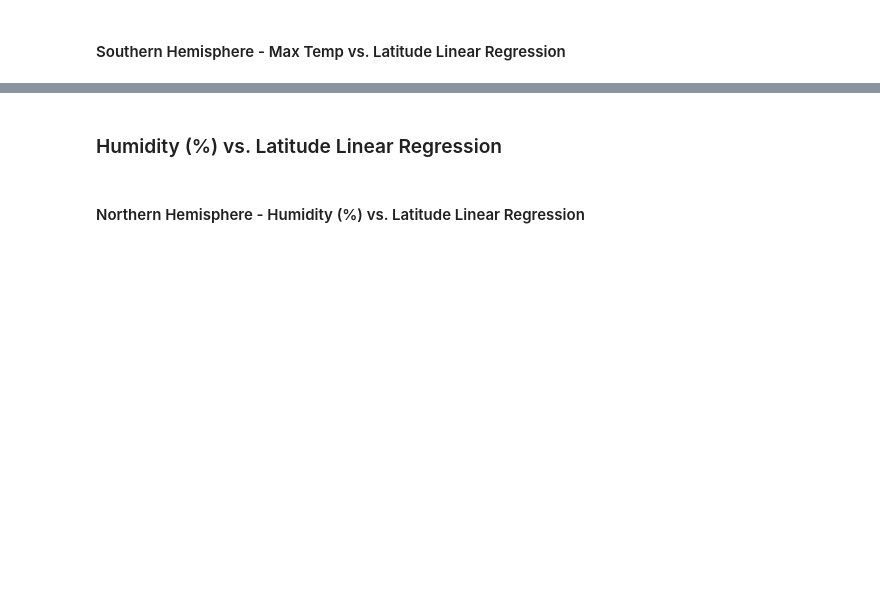
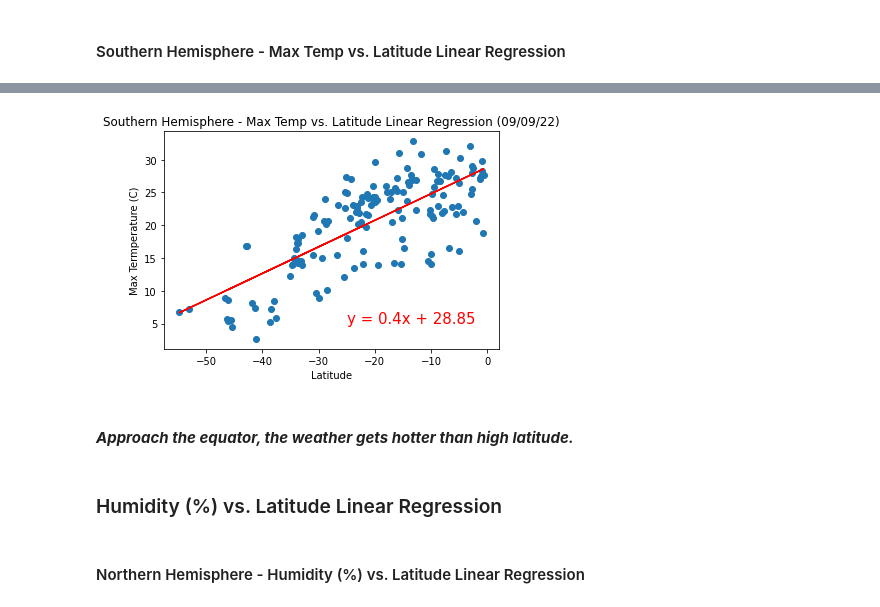
Before and after one commit to Shaunisme/python-api-challenge, a Jupyter notebook: WeatherPy/WeatherPy.ipynb, the cells around one changed output, grey strips where cells are left out. Drawn from its saved outputs; the diff is of its cells as text; code cells hidden in the pictures; blank space fills up the shorter version.

```diff
--- a/WeatherPy/WeatherPy.ipynb
+++ b/WeatherPy/WeatherPy.ipynb
@@ -314,3 +294,26 @@ The r-value is: 0.6256245981061876
+# %%
+from scipy.stats import linregress
+
+lat_temp_df1=clean_city_data[['Lat','Max Temp']]
+lat_temp_s_df=lat_temp_df1[lat_temp_df1['Lat'] < 0]
+lat_temp_s_df.plot.scatter(x='Lat',y='Max Temp')
+
+x_values = lat_temp_s_df['Lat']
+y_values = lat_temp_s_df['Max Temp']
+(slope, intercept, rvalue, pvalue, stderr) = linregress(x_values, y_values)
+regress_values = x_values * slope + intercept
+line_eq = "y = " + str(round(slope,2)) + "x + " + str(round(intercept,2))
+plt.scatter(x_values,y_values)
+plt.plot(x_values,regress_values,"r-")
+plt.annotate(line_eq,(-25,5),fontsize=15,color="red")
+plt.title(f"Southern Hemisphere - Max Temp vs. Latitude Linear Regression ({today.strftime('%m/%d/%y')})")
+plt.xlabel('Latitude')
+plt.ylabel('Max Termperature (C)')
+plt.show()
+# %% [output]
+[figure, added]
+# %% [markdown]
+#### ___Approach the equator, the weather gets hotter than high latitude.___
 # %% [markdown]
 ### Humidity (%) vs. Latitude Linear Regression
 # %% [markdown]
```
Also changed, not shown: parts of 24 cells of this notebook.
